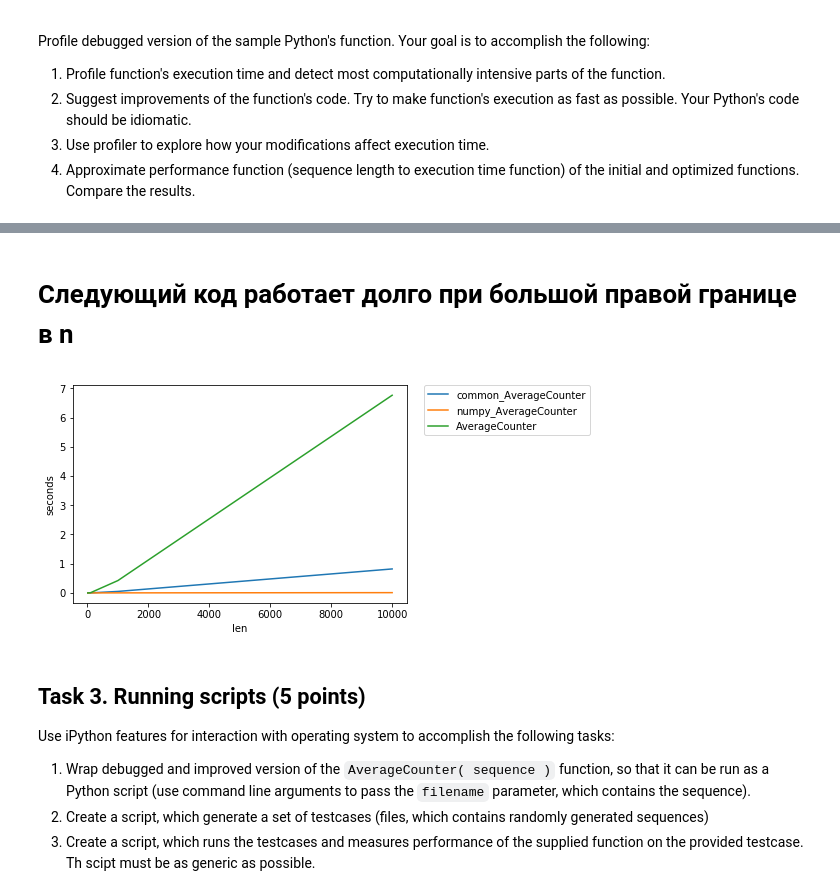
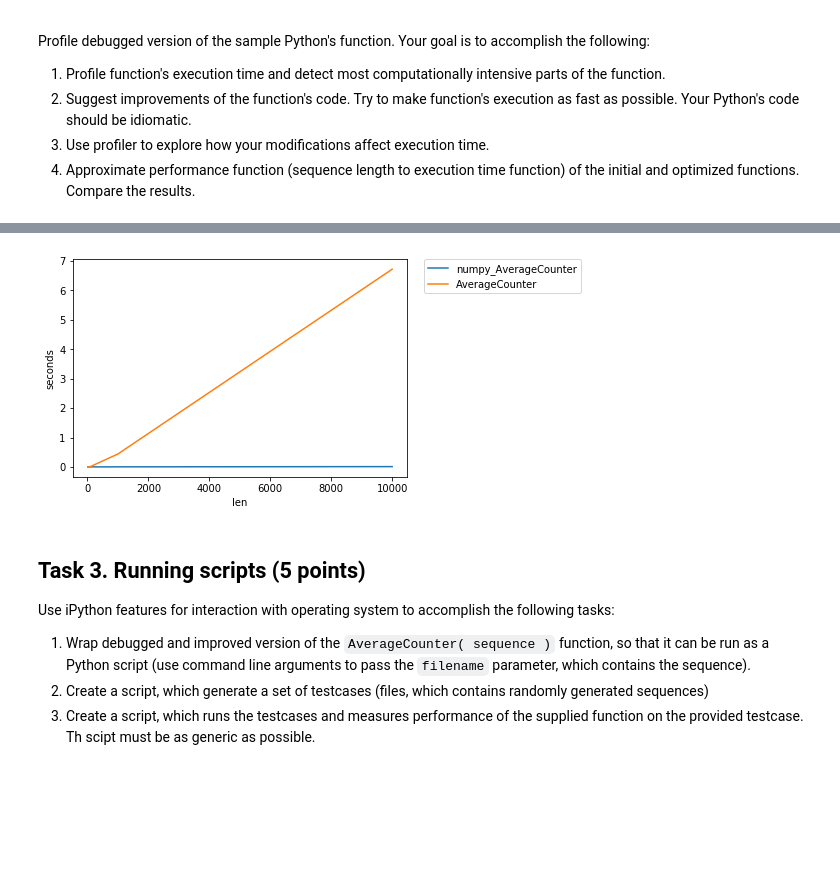
Before and after one commit to MaltsevAN/practicum_6_sem, a Jupyter notebook: python/HW 1 - Introduction.ipynb, the cells around one changed output, grey strips where cells are left out. Cells and saved outputs as stored; diff of their text form; code cells hidden in the pictures; blank space fills up the shorter version.

```diff
--- a/python/HW 1 - Introduction.ipynb
+++ b/python/HW 1 - Introduction.ipynb
@@ -196,32 +168,27 @@ Line #      Hits         Time  Per Hit   % Time  Line Contents
 # of the initial and optimized functions. Compare the results.
 # %%
 import matplotlib.pyplot as plt
-# %% [markdown]
-# Следующий код работает долго при большой правой границе в n
 # %%
 from timeit import timeit
 n = [10 ** i for i in range(1, 5)]
-algorithms_labels = ['common_AverageCounter',
-                     'numpy_AverageCounter',
+algorithms_labels = ['numpy_AverageCounter',
                      'AverageCounter']
 algorithm_time = [[0] * len(n) for i in range(len(algorithms_labels))]
-algorithms = [common_AverageCounter,
-              numpy_AverageCounter,
+algorithms = [numpy_AverageCounter,
               AverageCounter]
 for i, n_samples in enumerate(n):
     test_sequence = [random.randint(1,1000) for i in range(n_samples)]
     for j, algorithm in enumerate(algorithms):
-        # подсчитываем время каждого запуска (среднее из number запусков)
         algorithm_time[j][i] = timeit(lambda: algorithm(test_sequence), number=3)
-# устанавливаем метки
+
 for i, label in enumerate(algorithms_labels):
     plt.plot(n, algorithm_time[i], label=label)
 
 plt.xlabel('len')
 plt.ylabel('seconds')
 plt.legend(bbox_to_anchor=(1.05, 1), loc=2, borderaxespad=0.)
 plt.show()
 # %% [output]
-[figure, old version]
+[figure, new version]
 # %%
 # Заметна чисто линейная зависимость o(N) у AverageCounter
```
Also changed, not shown: parts of 16 cells of this notebook, 2 other files.
